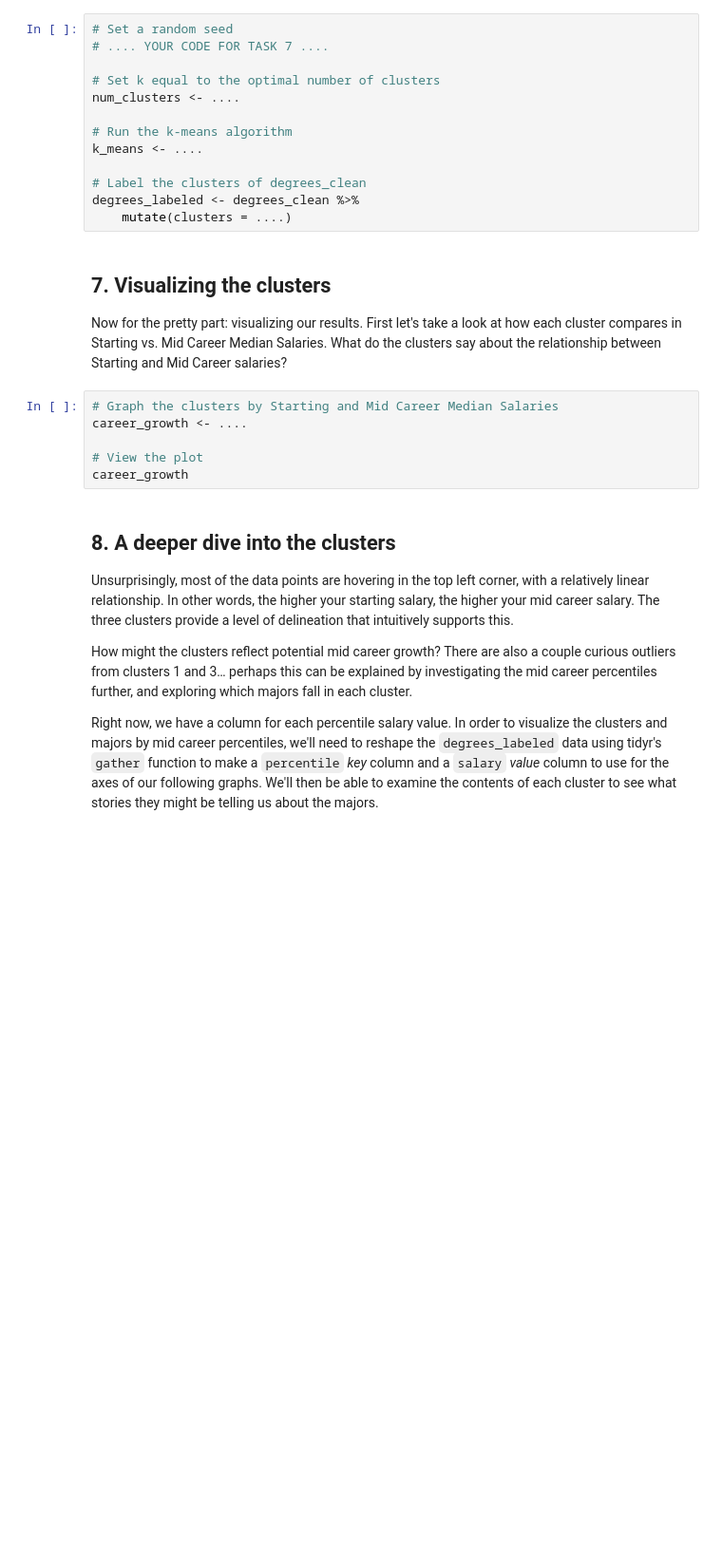
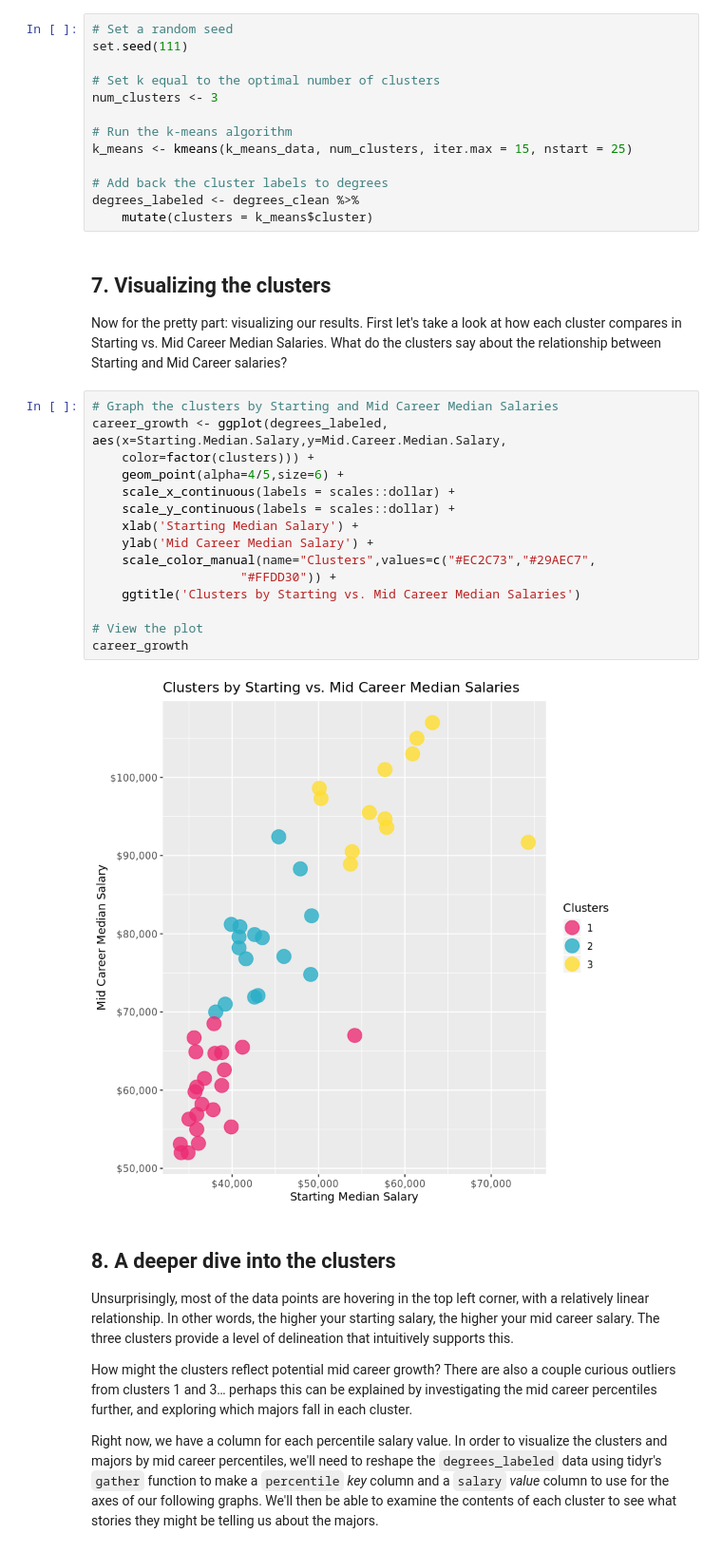
Before and after one commit to tainguyen103/DegreesThatPayBack, a Jupyter notebook: notebook.ipynb, the cells around one changed output. Shown at 95% size. Cells and saved outputs as stored; diff of their text form; blank space fills up the shorter version.

```diff
--- a/notebook.ipynb
+++ b/notebook.ipynb
@@ -128,26 +124,37 @@ gap_stat_method
 <p>Looks like the Gap Statistic Method agreed with the Elbow Method! According to majority rule, let's use 3 for our optimal number of clusters. With this information, we can now run our k-means algorithm on the selected data. We will then add the resulting cluster information to label our original dataframe.</p>
 # %%
 # Set a random seed
-# .... YOUR CODE FOR TASK 7 ....
+set.seed(111)
 
 # Set k equal to the optimal number of clusters
-num_clusters <- ....
+num_clusters <- 3
 
 # Run the k-means algorithm
-k_means <- ....
+k_means <- kmeans(k_means_data, num_clusters, iter.max = 15, nstart = 25)
 
-# Label the clusters of degrees_clean
+# Add back the cluster labels to degrees
 degrees_labeled <- degrees_clean %>%
-    mutate(clusters = ....)
+    mutate(clusters = k_means$cluster)
 # %% [markdown]
 ## 7. Visualizing the clusters
 <p>Now for the pretty part: visualizing our results. First let's take a look at how each cluster compares in Starting vs. Mid Career Median Salaries. What do the clusters say about the relationship between Starting and Mid Career salaries?</p>
-# %%
-# Graph the clusters by Starting and Mid Career Median Salaries
-career_growth <- ....
-
-# View the plot
-career_growth
+# %%
+# Graph the clusters by Starting and Mid Career Median Salaries
+career_growth <- ggplot(degrees_labeled, aes(x=Starting.Median.Salary,y=Mid.Career.Median.Salary,
+    color=factor(clusters))) +
+    geom_point(alpha=4/5,size=6) +
+    scale_x_continuous(labels = scales::dollar) +
+    scale_y_continuous(labels = scales::dollar) +
+    xlab('Starting Median Salary') +
+    ylab('Mid Career Median Salary') +
+    scale_color_manual(name="Clusters",values=c("#EC2C73","#29AEC7",
+                    "#FFDD30")) +
+    ggtitle('Clusters by Starting vs. Mid Career Median Salaries')
+
+# View the plot
+career_growth
+# %% [output]
+[figure, added]
 # %% [markdown]
 ## 8. A deeper dive into the clusters
 <p>Unsurprisingly, most of the data points are hovering in the top left corner, with a relatively linear relationship. In other words, the higher your starting salary, the higher your mid career salary. The three clusters provide a level of delineation that intuitively supports this. </p>
```
Also changed, not shown: parts of 10 cells of this notebook.
